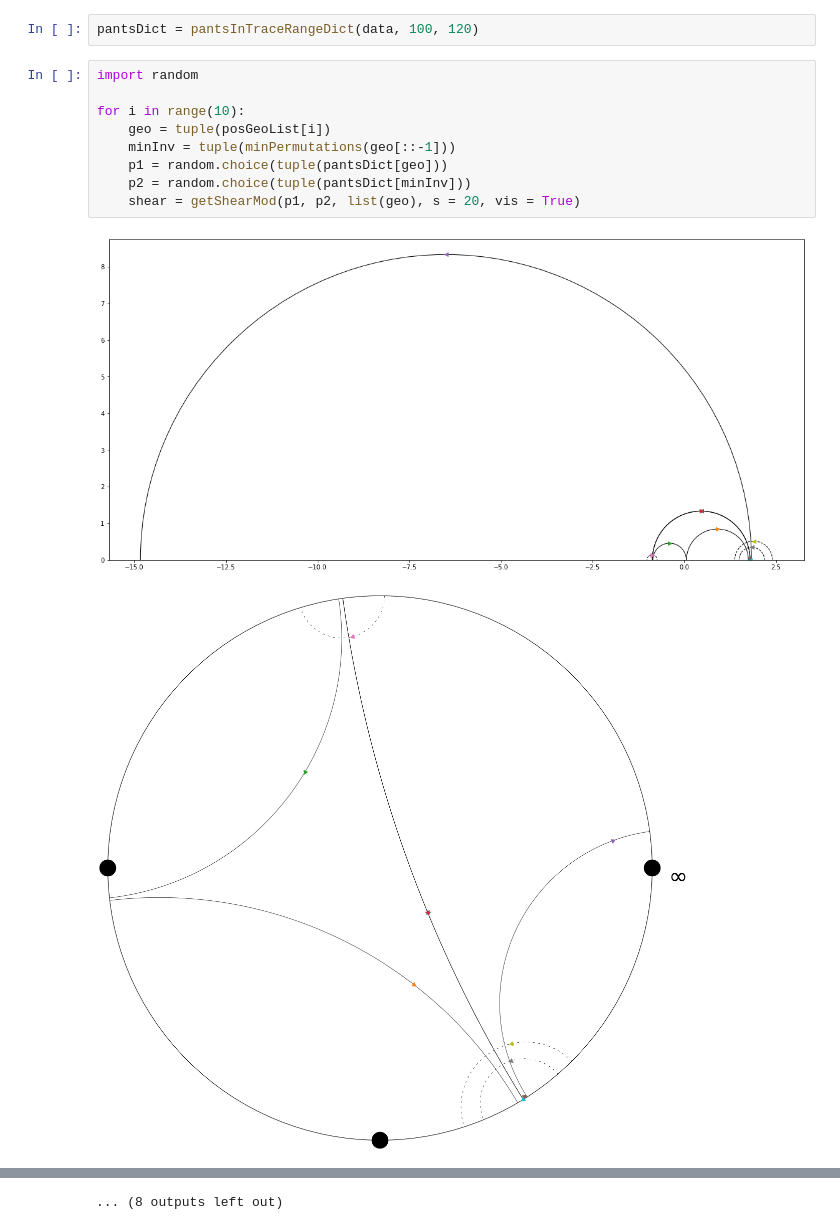
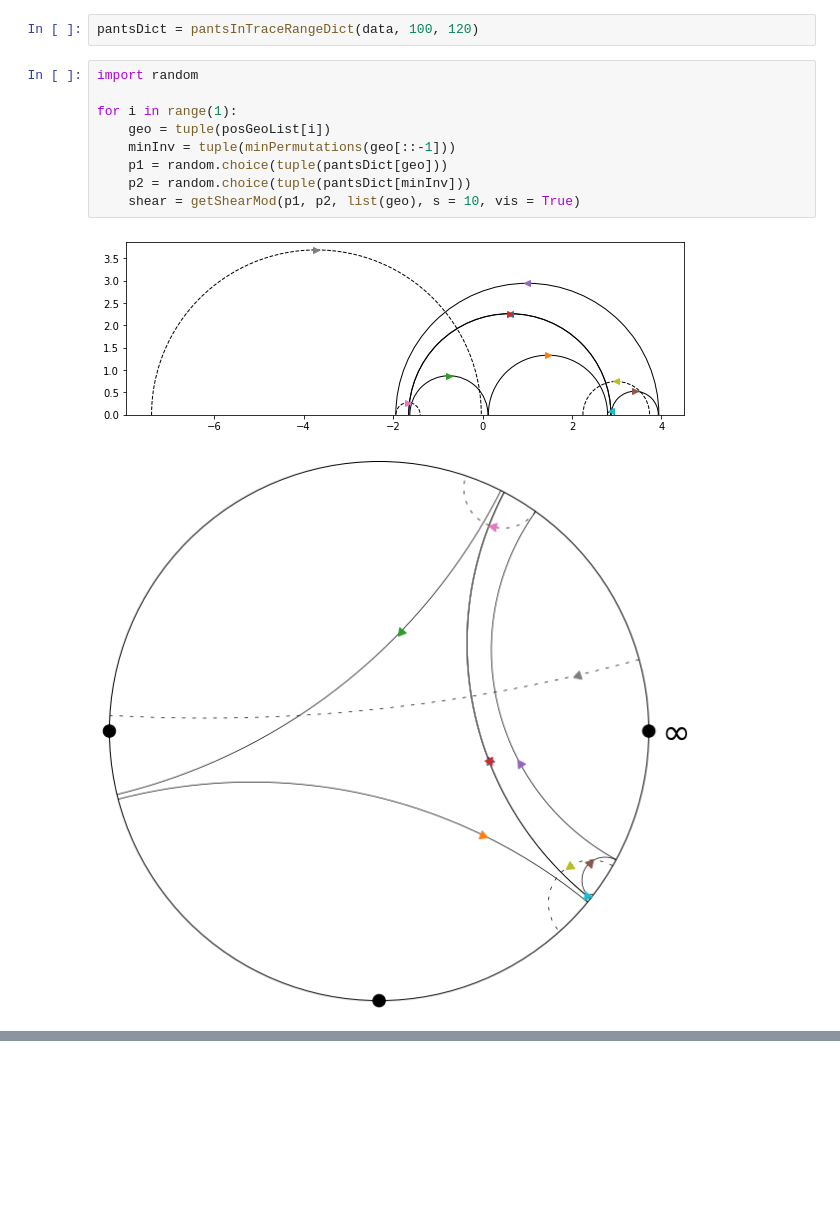
Before and after one commit to BrookeOgrodnik/REU, a Jupyter notebook: ShearExamples.ipynb, the cells around one changed output, grey strips where cells are left out. Cells and saved outputs as stored; diff of their text form; blank space fills up the shorter version.

```diff
--- a/ShearExamples.ipynb
+++ b/ShearExamples.ipynb
@@ -853,12 +853,12 @@ pantsDict = pantsInTraceRangeDict(data, 100, 120)
 # %%
 import random
 
-for i in range(10):
+for i in range(1):
     geo = tuple(posGeoList[i])
     minInv = tuple(minPermutations(geo[::-1]))
     p1 = random.choice(tuple(pantsDict[geo]))
     p2 = random.choice(tuple(pantsDict[minInv]))
-    shear = getShearMod(p1, p2, list(geo), s = 20, vis = True)
+    shear = getShearMod(p1, p2, list(geo), s = 10, vis = True)
 # %% [output]
-[figure, old version]
+[figure, new version]
-[figure, old version]
+[figure, new version]
@@ -875 +864,0 @@ for i in range(10):
-... (8 outputs left out)
```
Also changed, not shown: parts of 1 cell of this notebook.
